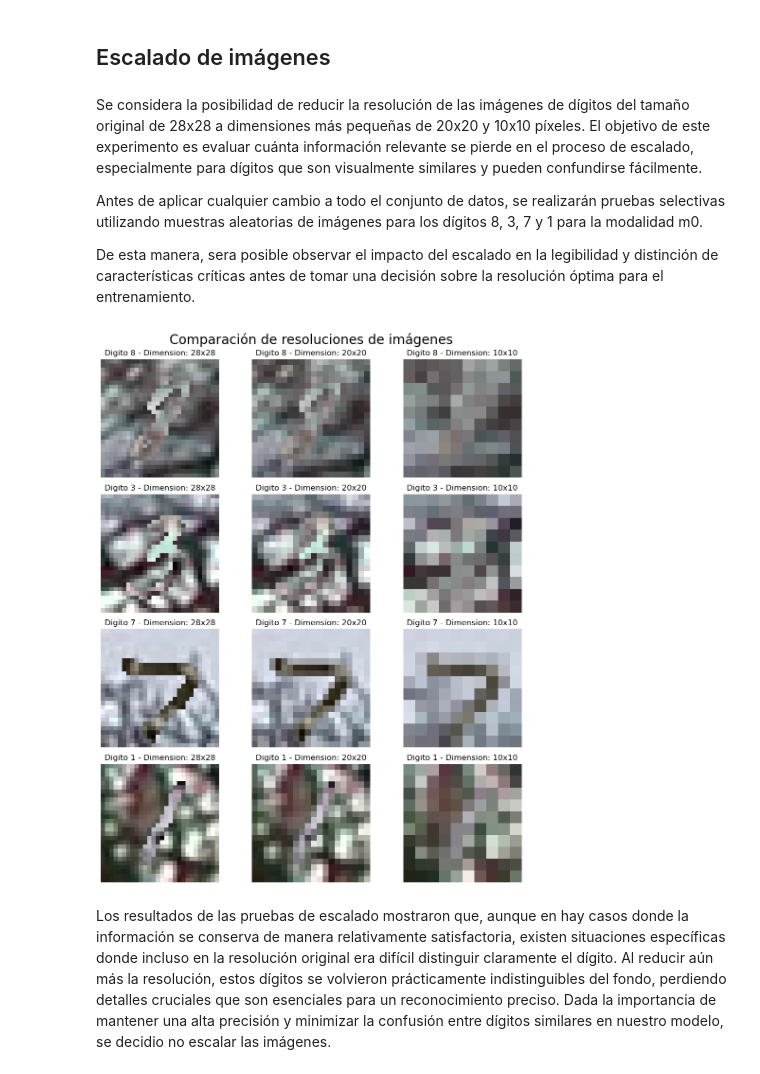
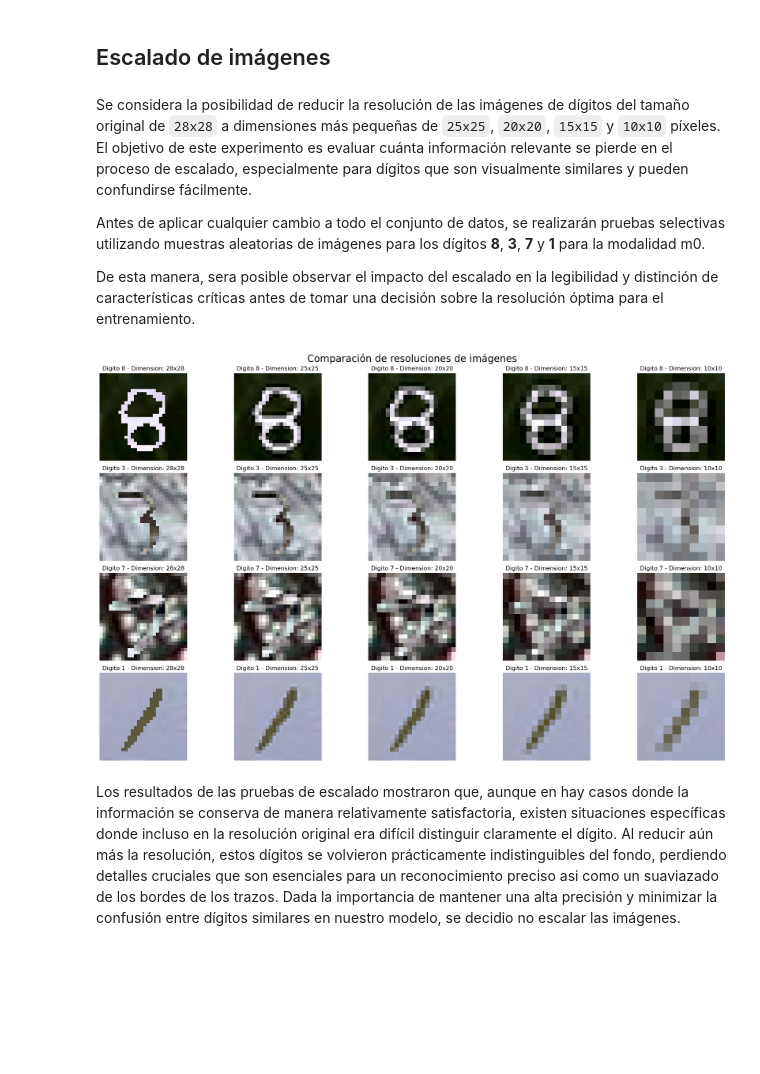
Before and after one commit to LeivaDiego/Lab4-DataScience, a Jupyter notebook: Lab4_CNN.ipynb, the cells around one changed output. Drawn from its saved outputs; the diff is of its cells as text; code cells hidden in the pictures; blank space fills up the shorter version.

Commit message:
Image Preprocessing v2
- Changed scaling resampling for faster method
- Used more resolutions for the scaling test
- Improved plot

```diff
--- a/Lab4_CNN.ipynb
+++ b/Lab4_CNN.ipynb
@@ -460,9 +460,9 @@ Con esta ejecucion ahora todos los digitos en el conjunto de entrenamiento estan
 # %% [markdown]
 ## Escalado de imágenes
 # %% [markdown]
-Se considera la posibilidad de reducir la resolución de las imágenes de dígitos del tamaño original de 28x28 a dimensiones más pequeñas de 20x20 y 10x10 píxeles. El objetivo de este experimento es evaluar cuánta información relevante se pierde en el proceso de escalado, especialmente para dígitos que son visualmente similares y pueden confundirse fácilmente.
+Se considera la posibilidad de reducir la resolución de las imágenes de dígitos del tamaño original de `28x28` a dimensiones más pequeñas de `25x25`, `20x20`, `15x15` y `10x10` píxeles. El objetivo de este experimento es evaluar cuánta información relevante se pierde en el proceso de escalado, especialmente para dígitos que son visualmente similares y pueden confundirse fácilmente.
 
-Antes de aplicar cualquier cambio a todo el conjunto de datos, se realizarán pruebas selectivas utilizando muestras aleatorias de imágenes para los dígitos 8, 3, 7 y 1 para la modalidad m0.
+Antes de aplicar cualquier cambio a todo el conjunto de datos, se realizarán pruebas selectivas utilizando muestras aleatorias de imágenes para los dígitos **8**, **3**, **7** y **1** para la modalidad m0.
 
 De esta manera, sera posible observar el impacto del escalado en la legibilidad y distinción de características críticas antes de tomar una decisión sobre la resolución óptima para el entrenamiento.
 # %%
@@ -482,7 +482,7 @@ def load_and_resize_image(image_path, new_size):
 
     # Redimensionar la imagen con interpolación bicúbica
     resized_image = image.resize(size=new_size,
-                        resample=Image.Resampling.BICUBIC)
+                        resample=Image.Resampling.LANCZOS)
 
     return resized_image
 # %%
@@ -523,7 +523,7 @@ def compare_resolutions(image_paths, sizes):
     Returns:
         None
     """
-    fig, axes = plt.subplots(len(image_paths), len(sizes), figsize=(10, len(image_paths) * 3))
+    fig, axes = plt.subplots(len(image_paths), len(sizes), figsize=(20, len(image_paths) * 3))
 
     for i, image_path in enumerate(image_paths):
         original_image = Image.open(image_path)
@@ -541,17 +541,17 @@ def compare_resolutions(image_paths, sizes):
 # %%
 # Ruta al directorio de entrenamiento de la modalidad 1
 train_dataset_path = 'dataset/train/m0'
 
 # Dígitos específicos que queremos comparar
 digits_of_interest = ['8', '3', '7', '1']
 
 # Encuentra imágenes aleatorias para cada dígito especificado
 image_paths = find_random_images(train_dataset_path, digits_of_interest, num_images=1)
 
-sizes = [(28, 28), (20, 20), (10, 10)]
+sizes = [(28, 28), (25, 25), (20, 20), (15,15), (10, 10)]
 # Compara las resoluciones de las imágenes
 compare_resolutions(image_paths, sizes)
 # %% [output]
-[figure, old version]
+[figure, new version]
 # %% [markdown]
-Los resultados de las pruebas de escalado mostraron que, aunque en hay casos donde la información se conserva de manera relativamente satisfactoria, existen situaciones específicas donde incluso en la resolución original era difícil distinguir claramente el dígito. Al reducir aún más la resolución, estos dígitos se volvieron prácticamente indistinguibles del fondo, perdiendo detalles cruciales que son esenciales para un reconocimiento preciso. Dada la importancia de mantener una alta precisión y minimizar la confusión entre dígitos similares en nuestro modelo, se decidio no escalar las imágenes.
+Los resultados de las pruebas de escalado mostraron que, aunque en hay casos donde la información se conserva de manera relativamente satisfactoria, existen situaciones específicas donde incluso en la resolución original era difícil distinguir claramente el dígito. Al reducir aún más la resolución, estos dígitos se volvieron prácticamente indistinguibles del fondo, perdiendo detalles cruciales que son esenciales para un reconocimiento preciso asi como un suaviazado de los bordes de los trazos. Dada la importancia de mantener una alta precisión y minimizar la confusión entre dígitos similares en nuestro modelo, se decidio no escalar las imágenes.
```
